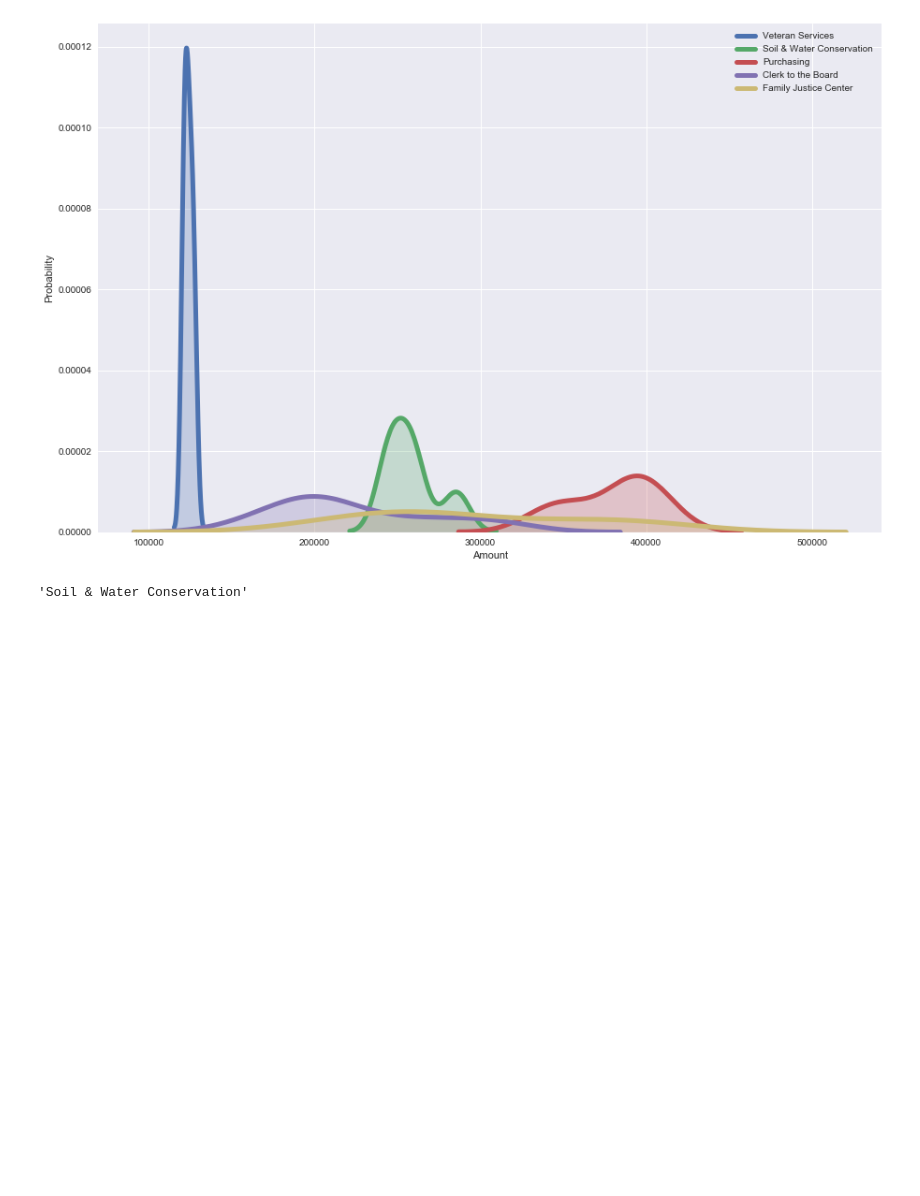
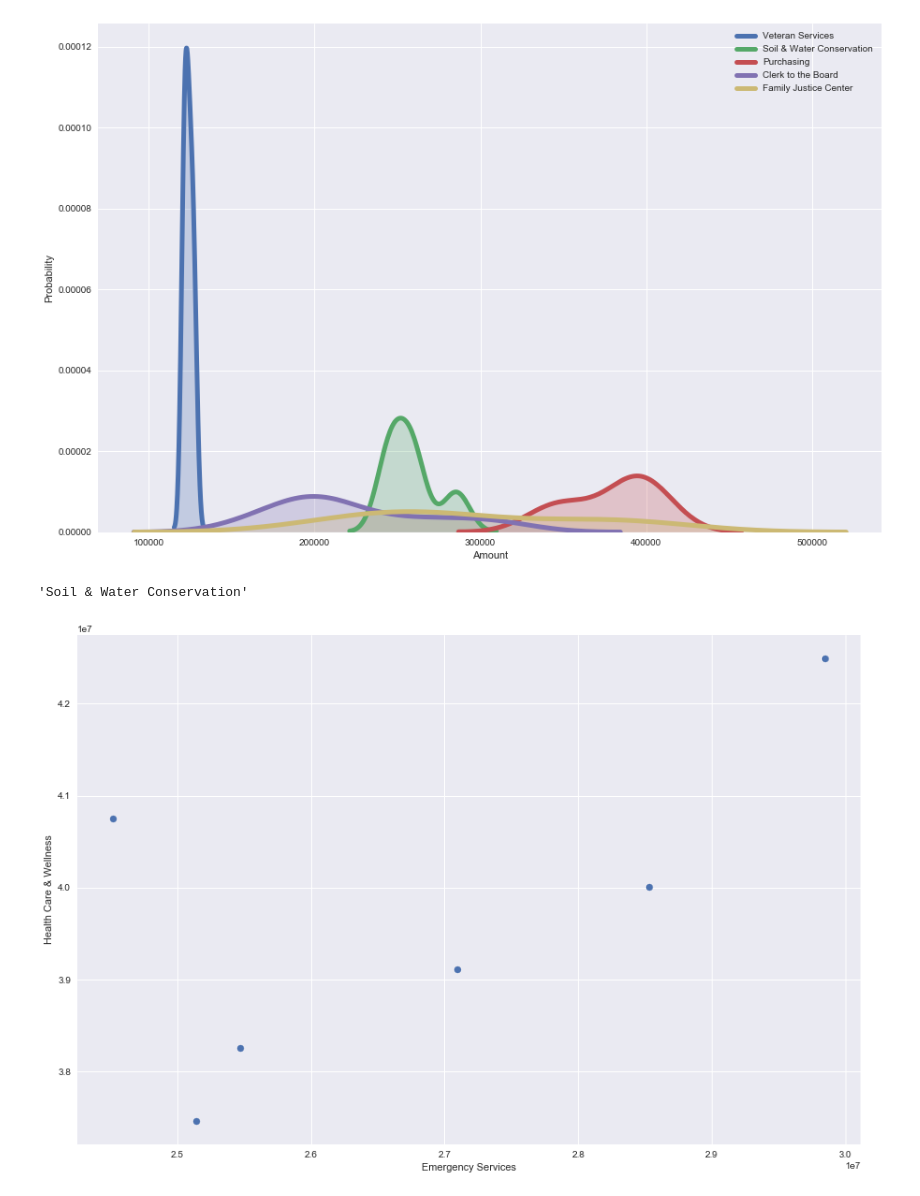
Before and after one commit to UNCG-CSE/Guilford_Financial, a Jupyter notebook: src/Untitled1.ipynb, the cells around one changed output. Saved outputs shown, nothing was run; the diff lists cells and outputs as text; code cells hidden in the pictures; blank space fills up the shorter version.

Commit message:
Data cleaning for machine learning

```diff
--- a/src/Untitled1.ipynb
+++ b/src/Untitled1.ipynb
@@ -649,3 +649,15 @@ plt.show()
 low_1[1].index[1][1]
 # %% [output]
 'Soil & Water Conservation'
+# %%
+a.groupby("Year").Amount.sum()
+b.groupby("Year").Amount.sum()
+dd=pd.DataFrame({"a":a.groupby("Year").Amount.sum(),"b":b.groupby("Year").Amount.sum()})
+# %%
+dd.corr()
+plt.scatter(dd["a"],dd["b"])
+plt.xlabel("Emergency Services")
+plt.ylabel("Health Care & Wellness")
+plt.show()
+# %% [output]
+[figure, added]
```
Also changed, not shown: parts of 5 cells of this notebook, 2 other files.
